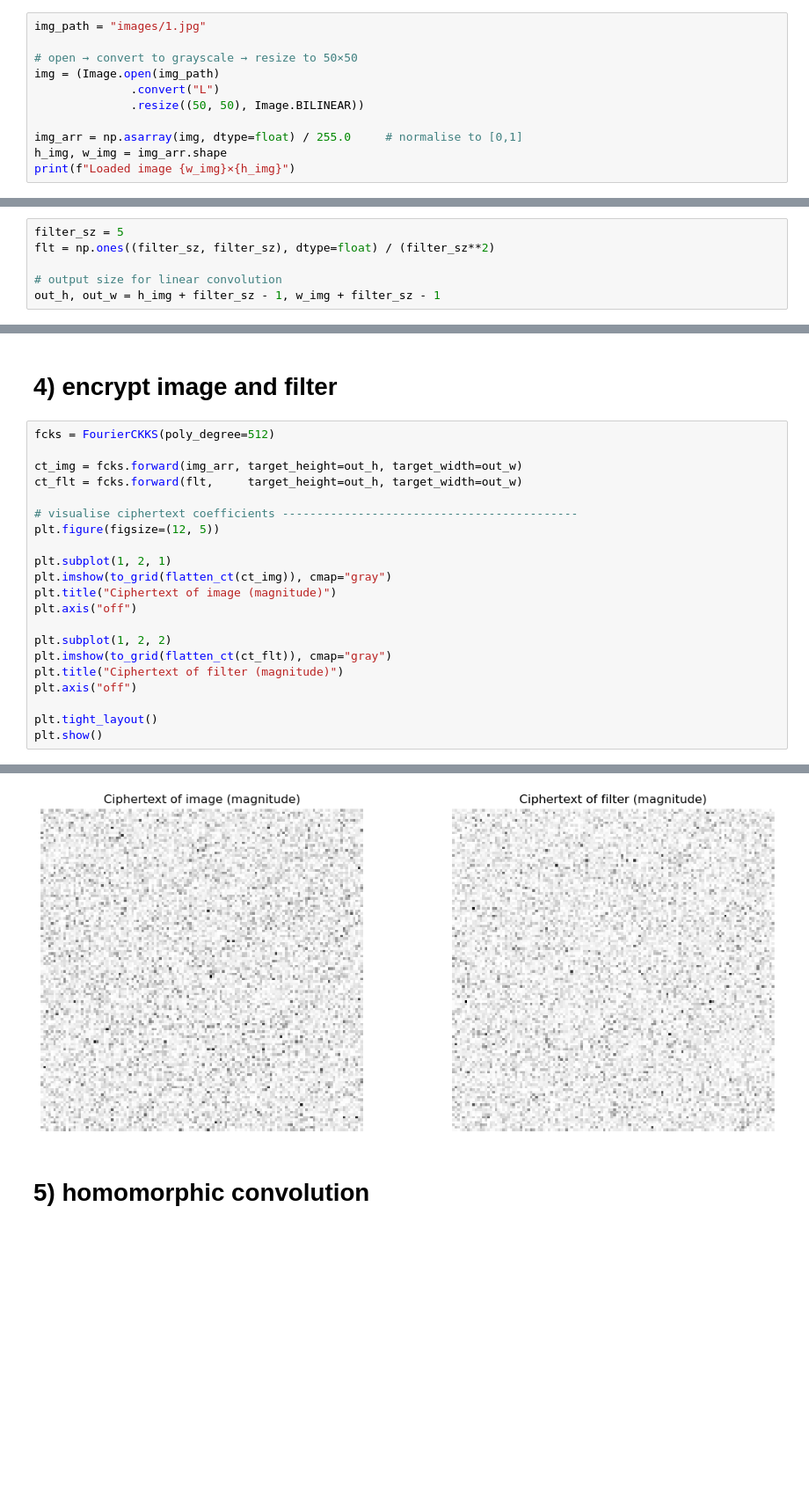
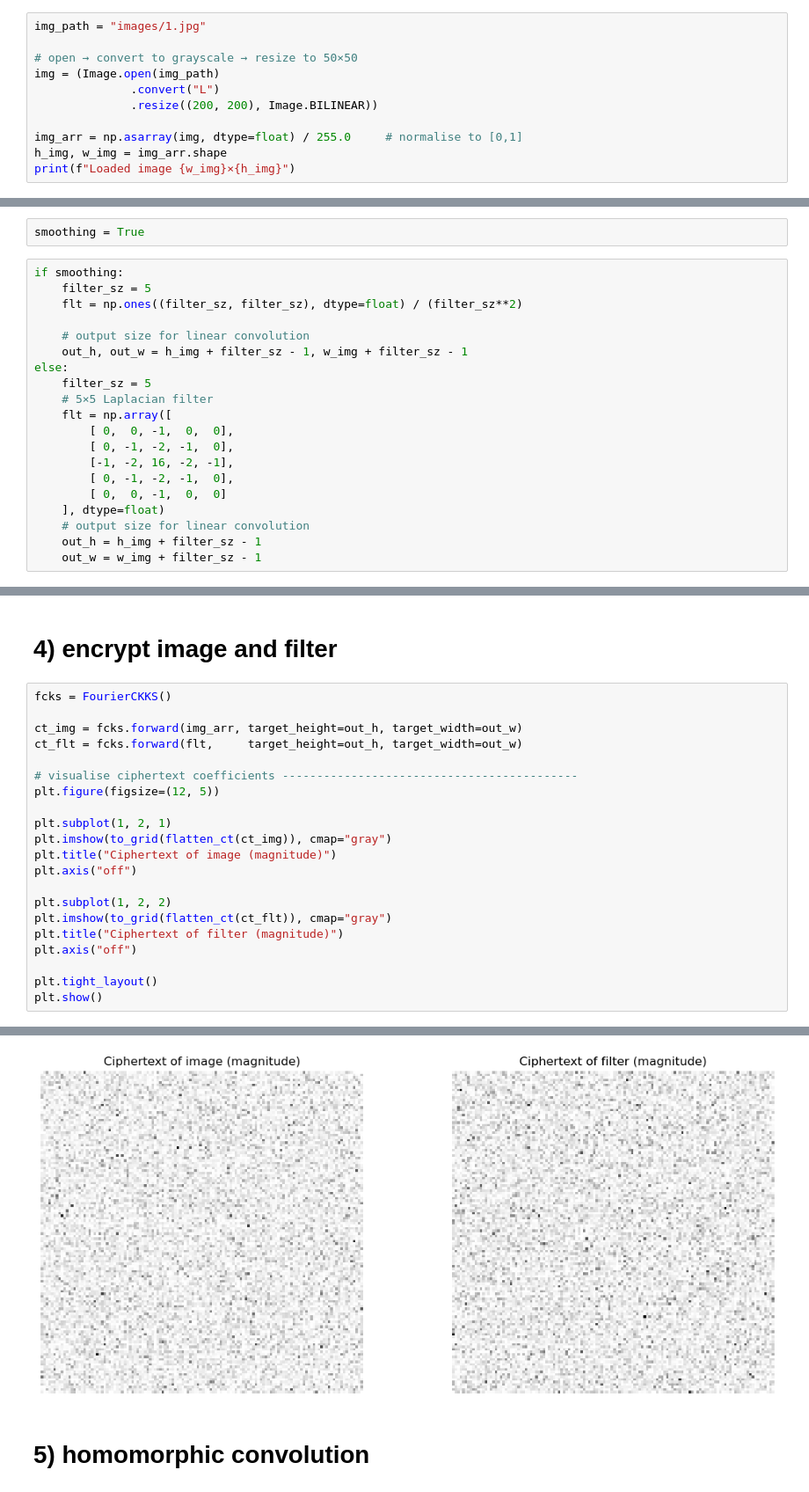
Before and after one commit to Ali-9-25/fourier-ckks, a Jupyter notebook: pipeline_image_test.ipynb, the cells around one changed output, grey strips where cells are left out. Shown: that part at 88% size. Drawn from its saved outputs; the diff is of its cells as text; blank space fills up the shorter version.

```diff
--- a/pipeline_image_test.ipynb
+++ b/pipeline_image_test.ipynb
@@ -75,7 +75,7 @@ img_path = "images/1.jpg"
 # open → convert to grayscale → resize to 50×50
 img = (Image.open(img_path)
               .convert("L")
-              .resize((50, 50), Image.BILINEAR))
+              .resize((200, 200), Image.BILINEAR))
 
 img_arr = np.asarray(img, dtype=float) / 255.0     # normalise to [0,1]
 h_img, w_img = img_arr.shape
@@ -84,12 +84,28 @@ print(f"Loaded image {w_img}×{h_img}")
 Loaded image 50×50
 # %% [markdown]
 # 2) create a 5×5 mean‑blur filter
+# %%
+smoothing = True
 # %%
-filter_sz = 5
-flt = np.ones((filter_sz, filter_sz), dtype=float) / (filter_sz**2)
+if smoothing:
+    filter_sz = 5
+    flt = np.ones((filter_sz, filter_sz), dtype=float) / (filter_sz**2)
 
-# output size for linear convolution
-out_h, out_w = h_img + filter_sz - 1, w_img + filter_sz - 1
+    # output size for linear convolution
+    out_h, out_w = h_img + filter_sz - 1, w_img + filter_sz - 1
+else:
+    filter_sz = 5
+    # 5×5 Laplacian filter
+    flt = np.array([
+        [ 0,  0, -1,  0,  0],
+        [ 0, -1, -2, -1,  0],
+        [-1, -2, 16, -2, -1],
+        [ 0, -1, -2, -1,  0],
+        [ 0,  0, -1,  0,  0]
+    ], dtype=float)
+    # output size for linear convolution
+    out_h = h_img + filter_sz - 1
+    out_w = w_img + filter_sz - 1
 # %% [markdown]
 # 3) show image + filter
 # %%
@@ -112,7 +128,7 @@ plt.show()
 # %% [markdown]
 # 4) encrypt image and filter
 # %%
-fcks = FourierCKKS(poly_degree=512)
+fcks = FourierCKKS()
 
 ct_img = fcks.forward(img_arr, target_height=out_h, target_width=out_w)
 ct_flt = fcks.forward(flt,     target_height=out_h, target_width=out_w)
@@ -136,4 +169,4 @@ plt.show()
-[figure, old version]
+[figure, new version]
 # %% [markdown]
 # 5) homomorphic convolution
 # %%
```
Also changed, not shown: parts of 8 cells of this notebook, 10 other files.
